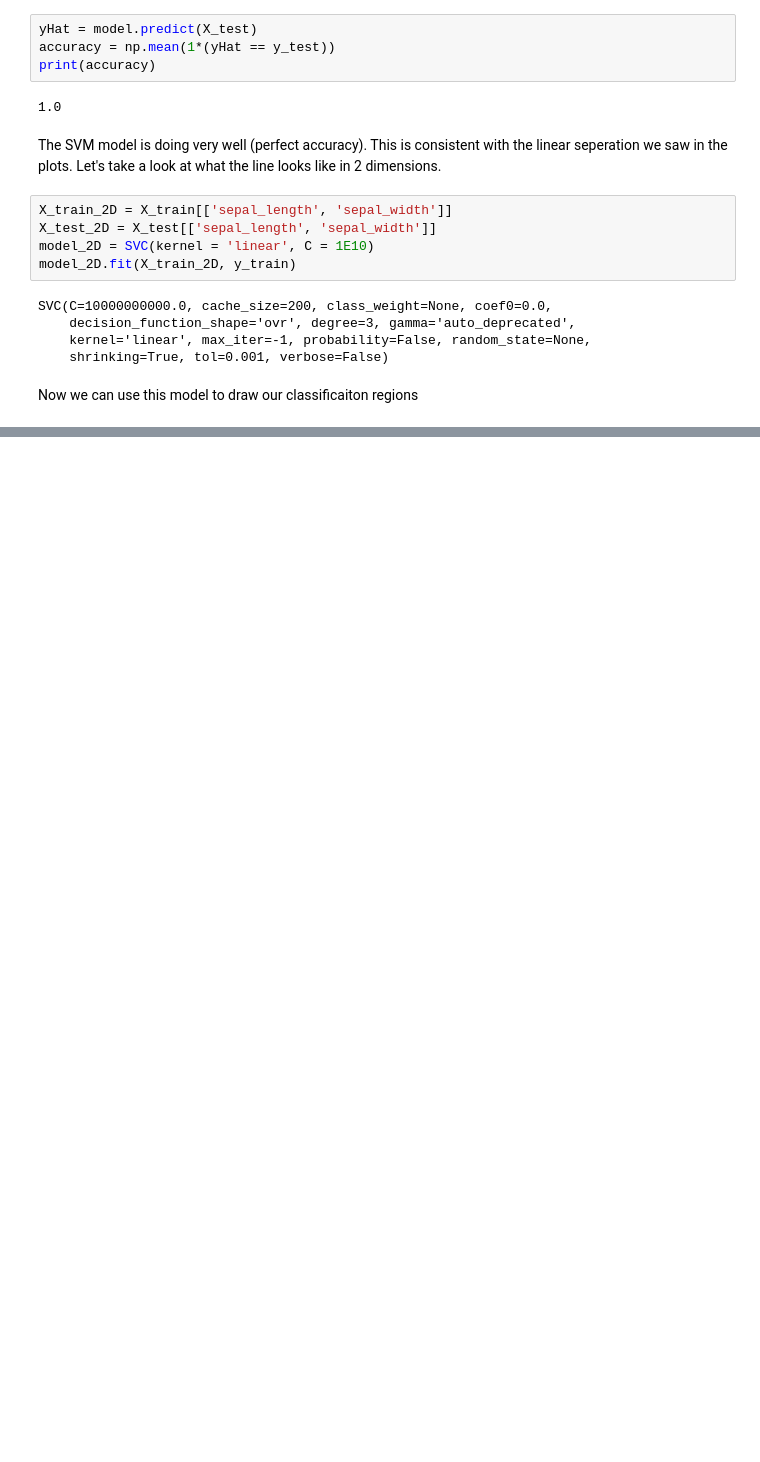
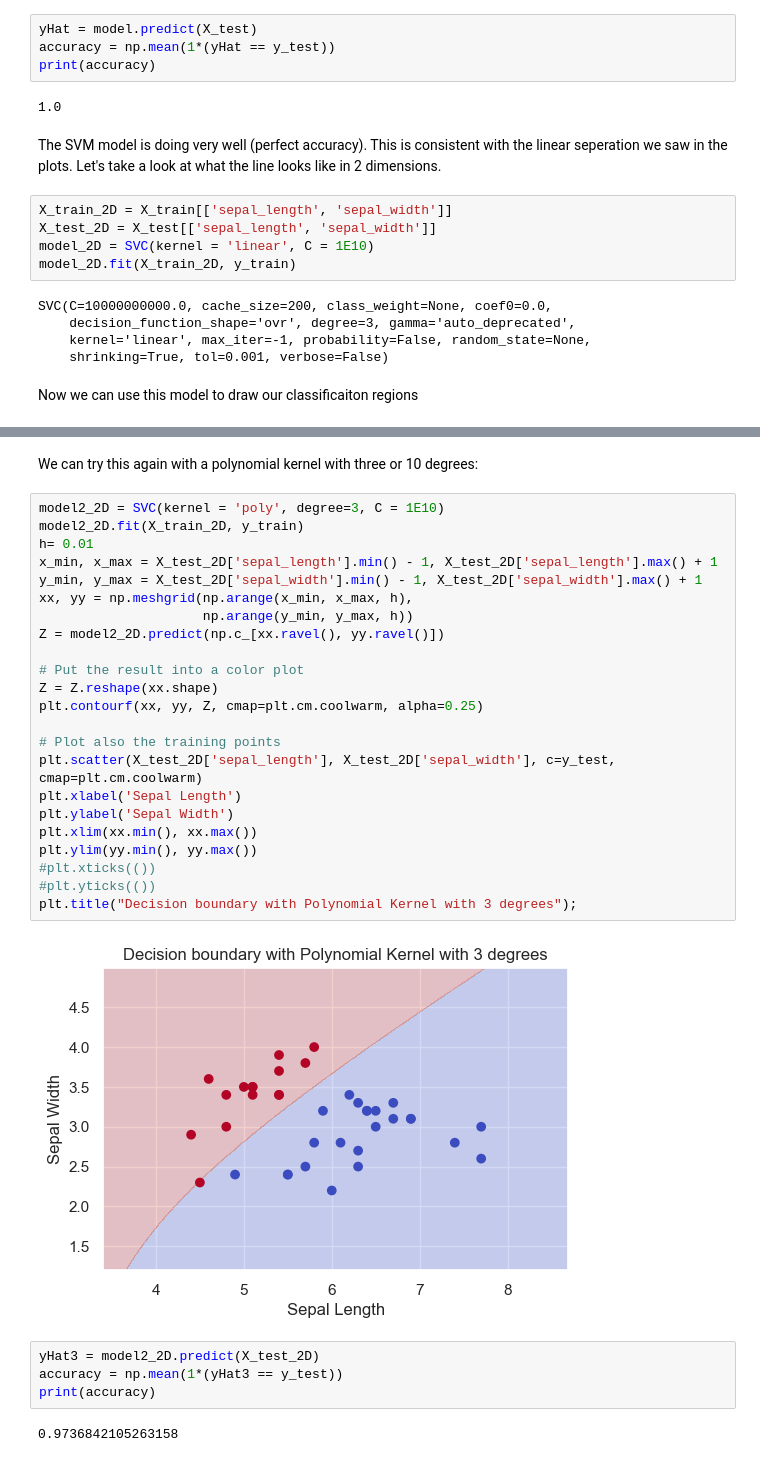
Before and after one commit to mnavjeev/ECON425-W21, a Jupyter notebook: Week 9/week9.ipynb, the cells around one changed output, grey strips where cells are left out. Saved outputs shown, nothing was run; the diff lists cells and outputs as text; blank space fills up the shorter version.

```diff
--- a/Week 9/week9.ipynb
+++ b/Week 9/week9.ipynb
@@ -214,0 +215,33 @@ plt.title("Decision boundary");
+# %% [markdown]
+We can try this again with a polynomial kernel with three or 10 degrees:
+# %%
+model2_2D = SVC(kernel = 'poly', degree=3, C = 1E10)
+model2_2D.fit(X_train_2D, y_train)
+h= 0.01
+x_min, x_max = X_test_2D['sepal_length'].min() - 1, X_test_2D['sepal_length'].max() + 1
+y_min, y_max = X_test_2D['sepal_width'].min() - 1, X_test_2D['sepal_width'].max() + 1
+xx, yy = np.meshgrid(np.arange(x_min, x_max, h),
+                     np.arange(y_min, y_max, h))
+Z = model2_2D.predict(np.c_[xx.ravel(), yy.ravel()])
+
+# Put the result into a color plot
+Z = Z.reshape(xx.shape)
+plt.contourf(xx, yy, Z, cmap=plt.cm.coolwarm, alpha=0.25)
+
+# Plot also the training points
+plt.scatter(X_test_2D['sepal_length'], X_test_2D['sepal_width'], c=y_test, cmap=plt.cm.coolwarm)
+plt.xlabel('Sepal Length')
+plt.ylabel('Sepal Width')
+plt.xlim(xx.min(), xx.max())
+plt.ylim(yy.min(), yy.max())
+#plt.xticks(())
+#plt.yticks(())
+plt.title("Decision boundary with Polynomial Kernel with 3 degrees");
+# %% [output]
+[figure, added]
+# %%
+yHat3 = model2_2D.predict(X_test_2D)
+accuracy = np.mean(1*(yHat3 == y_test))
+print(accuracy)
+# %% [output]
+0.9736842105263158
```
Also changed, not shown: parts of 8 cells of this notebook.
